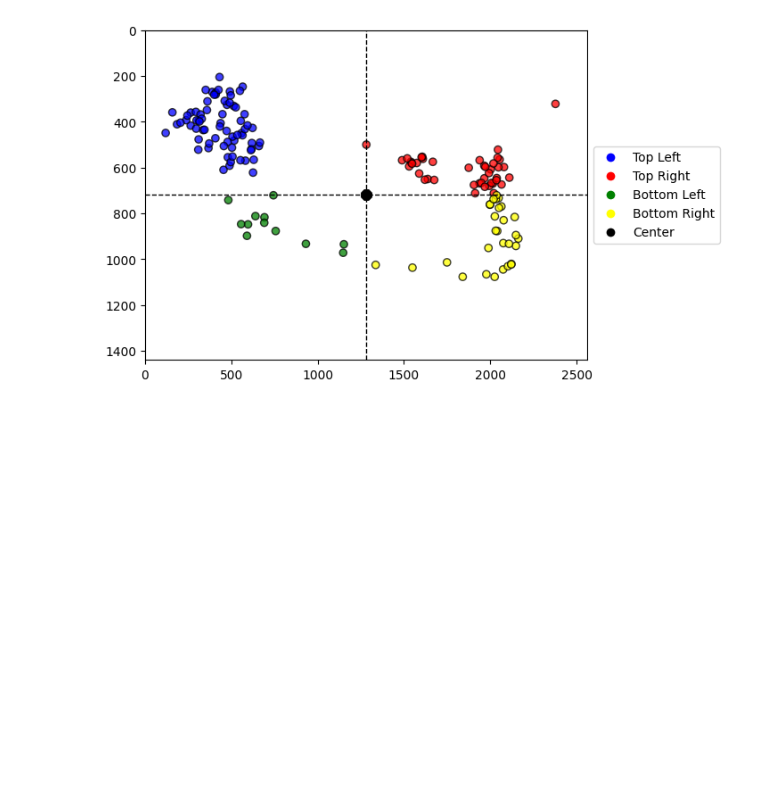
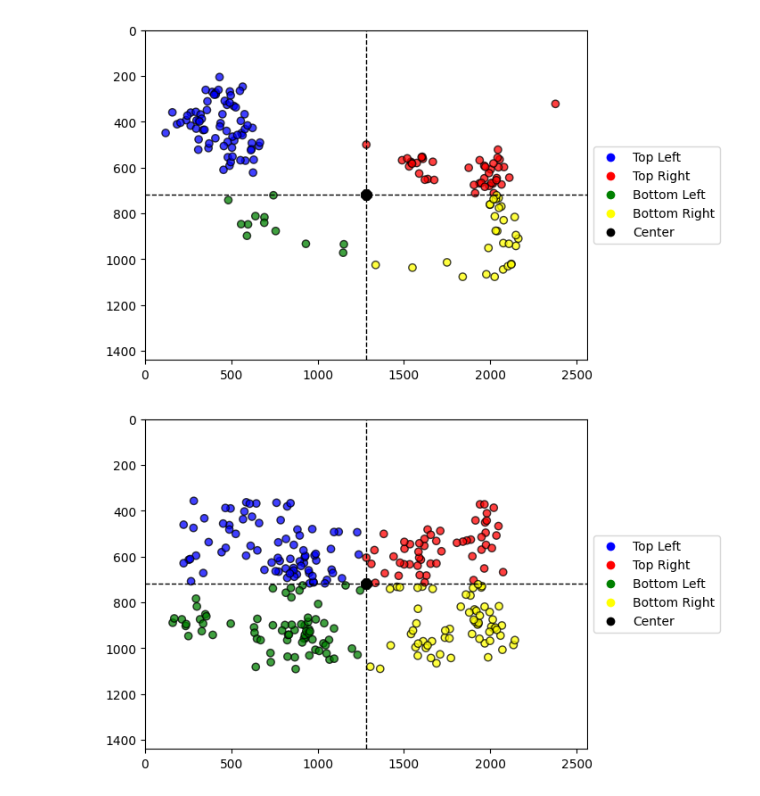
Before and after one commit to patherstevenson/EyeTracking, a Jupyter notebook: notebooks/plot_gaze_tracking.ipynb, the cells around one changed output. Saved outputs shown, nothing was run; the diff lists cells and outputs as text; code cells hidden in the pictures; blank space fills up the shorter version.

```diff
--- a/notebooks/plot_gaze_tracking.ipynb
+++ b/notebooks/plot_gaze_tracking.ipynb
@@ -61,3 +61,7 @@ plot_experiments_bee("gaze_2025-02-19_06-11-22.pkl")
 plot_experiments_bee("gaze_2025-02-20_09-58-46.pkl")
 # %% [output]
 [figure]
+# %%
+plot_experiments_bee("gaze_2025-02-28_04-57-25.pkl")
+# %% [output]
+[figure, added]
```
Also changed, not shown: 7 other files.
